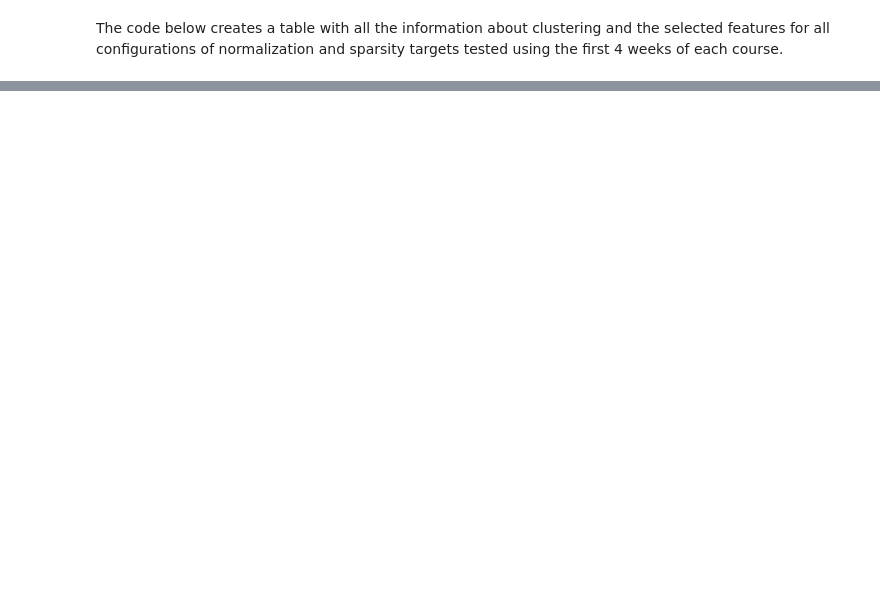
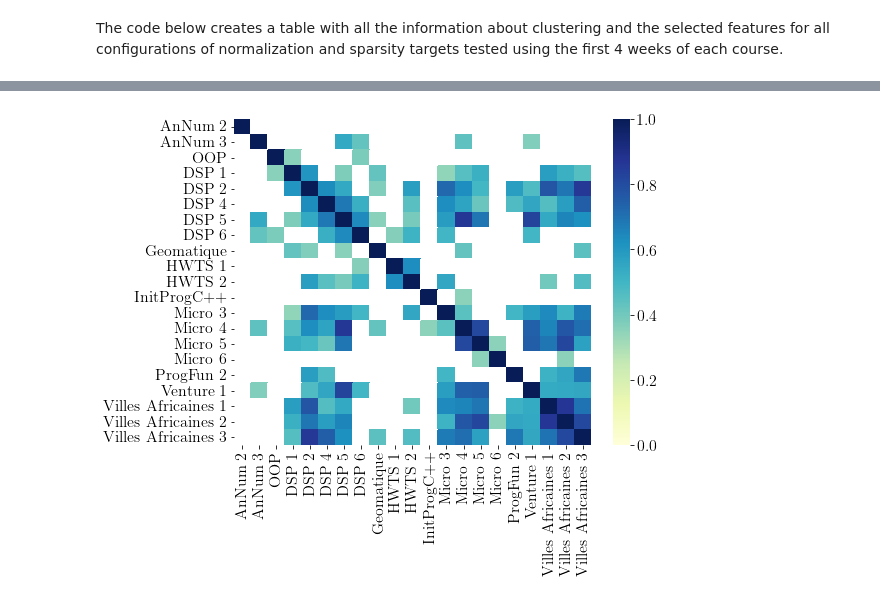
Before and after one commit to epfl-ml4ed/interpretable-clustering, a Jupyter notebook: notebooks/Preprocess_results.ipynb, the cells around one changed output, grey strips where cells are left out. Drawn from its saved outputs; the diff is of its cells as text; code cells hidden in the pictures; blank space fills up the shorter version.

```diff
--- a/notebooks/Preprocess_results.ipynb
+++ b/notebooks/Preprocess_results.ipynb
@@ -290,0 +356,4 @@ df_importance
+# %%
+d_pass = get_spearmans_plot(df_pass, [dict_course_names[i] for i in best_unit.keys()],  "../images/unit/over_all_best.jpeg")
+# %% [output]
+[figure, added]
```
Also changed, not shown: parts of 28 cells of this notebook, 3 other files.
